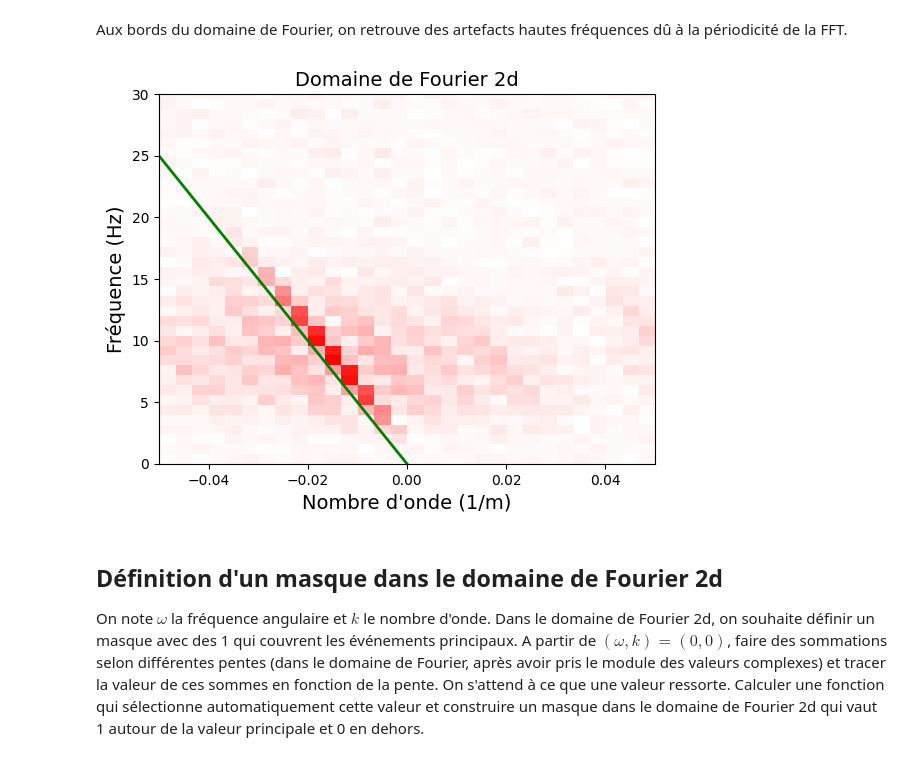
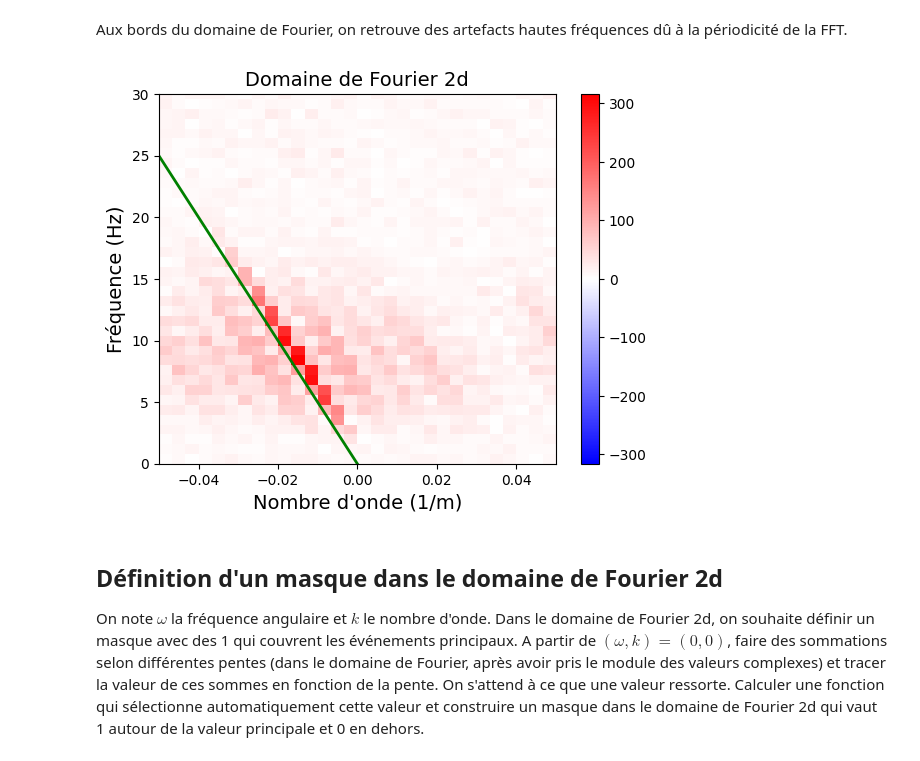
Before and after one commit to mariehoumaire/Projet-Optim-, a Jupyter notebook: miniprojet/mini_projet_geophysique.ipynb, the cells around one changed output. Saved outputs shown, nothing was run; the diff lists cells and outputs as text; code cells hidden in the pictures.

```diff
--- a/miniprojet/mini_projet_geophysique.ipynb
+++ b/miniprojet/mini_projet_geophysique.ipynb
@@ -169,27 +171,28 @@ Aux bords du domaine de Fourier, on retrouve des artefacts hautes fréquences d
 # %%
 u = np.abs(np.fft.fft2(gpanel1))
 fmax = 1/2/dt
 kmax = 1/2/dx
 af = np.linspace(-fmax,fmax,nt)
 ak = np.linspace(-kmax,kmax,nx)
 
 kk0 = -ak/p0
 
 vmax = np.max(np.abs(u))
 
 fig = plt.figure()
 av = plt.subplot(111)
 plt.imshow(np.fft.fftshift(u), extent=[ak[0],ak[-1], af[-1], af[0]], aspect ='auto')
 plt.plot(ak, kk0, color='green', linewidth=2)
 plt.clim([-vmax,vmax])
 plt.ylim([0,30])
 plt.xlim([ak[0],ak[-1]])
 plt.title('Domaine de Fourier 2d', fontsize = labelsize)
 plt.xlabel("Nombre d'onde (1/m)", fontsize = labelsize)
 plt.ylabel("Fréquence (Hz)", fontsize = labelsize)
+plt.colorbar()
 plt.set_cmap('bwr')
 # %% [output]
-[figure, old version]
+[figure, new version]
 # %% [markdown]
 ## Définition d'un masque dans le domaine de Fourier 2d
 On note $\omega$ la fréquence angulaire et $k$ le nombre d'onde. Dans le domaine de Fourier 2d, on souhaite définir un masque avec des 1 qui couvrent les événements principaux. A partir de $(\omega,k)=(0,0)$, faire des sommations selon différentes pentes (dans le domaine de Fourier, après avoir pris le module des valeurs complexes) et tracer la valeur de ces sommes en fonction de la pente. On s'attend à ce que une valeur ressorte. Calculer une fonction qui sélectionne automatiquement cette valeur et construire un masque dans le domaine de Fourier 2d qui vaut 1 autour de la valeur principale et 0 en dehors.
```
Also changed, not shown: parts of 6 cells of this notebook.
